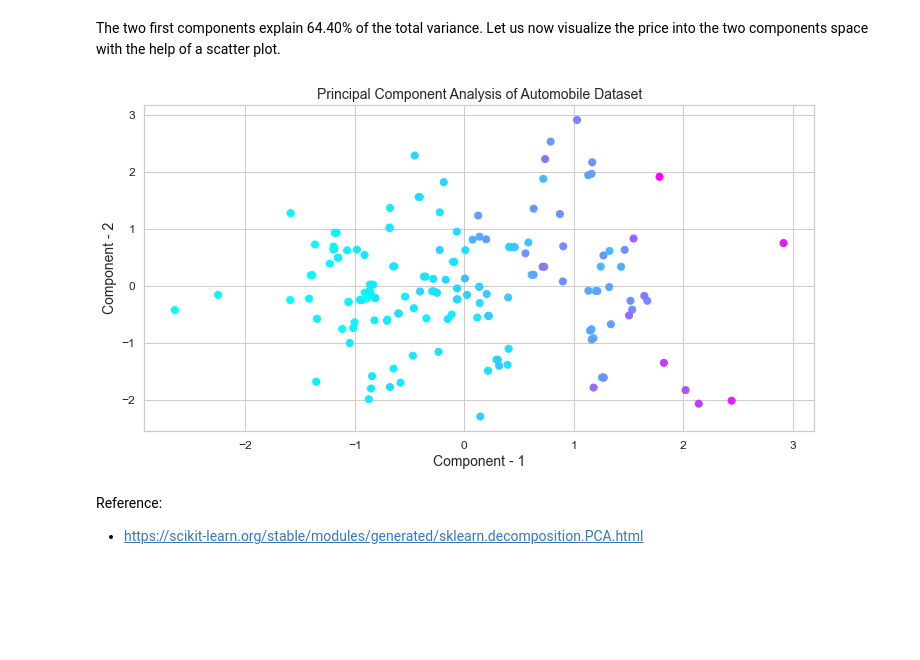
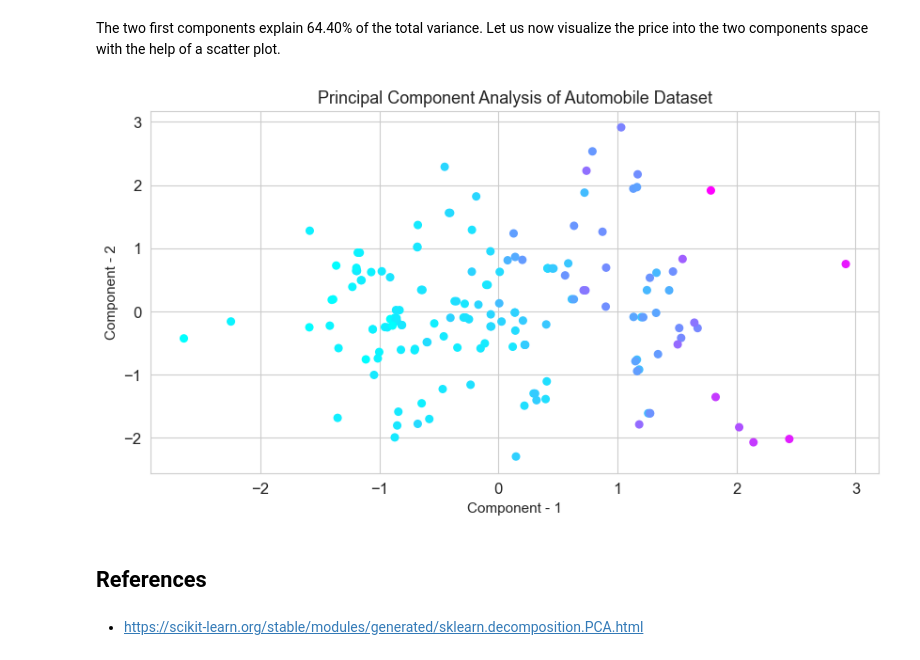
Before and after one commit to Goliath-Research/Data-pre-processing, a Jupyter notebook: Feature-Engineering/06-featExt.ipynb, the cells around one changed output. Cells and saved outputs as stored; diff of their text form; code cells hidden in the pictures; blank space fills up the shorter version.

```diff
--- a/Feature-Engineering/06-featExt.ipynb
+++ b/Feature-Engineering/06-featExt.ipynb
@@ -7,10 +7,11 @@ Principal Component Analysis (PCA) is an excellent example of dimensionality red
 # %%
 import numpy as np
 import pandas as pd
-pd.set_option('display.max_columns', 10)
+pd.set_option('display.max_columns', 8)
+
 import matplotlib.pyplot as plt
 import seaborn as sns
-sns.set(style="whitegrid")
+sns.set_style("whitegrid")
 # %% [markdown]
 ## Automobile Dataset
 # %% [markdown]
@@ -447,15 +445,16 @@ sns.heatmap(comp, annot=True, fmt='.2f', cmap='Oranges', linewidth=1, annot_kws=
 # %% [markdown]
 The two first components explain 64.40% of the total variance. Let us now visualize the price into the two components space with the help of a scatter plot.
 # %%
-plt.figure(figsize=(12,6))
+plt.figure(figsize=(10,5))
 plt.xticks(fontsize=12)
 plt.yticks(fontsize=12)
-plt.xlabel('Component - 1',fontsize=14)
-plt.ylabel('Component - 2',fontsize=14)
-plt.title("Principal Component Analysis of Automobile Dataset",fontsize=14)
-plt.scatter(df_num.f1, df_num.f2, c=df['price'], cmap='cool', s=50);
+plt.xlabel('Component - 1',fontsize=11)
+plt.ylabel('Component - 2',fontsize=11)
+plt.title("Principal Component Analysis of Automobile Dataset",fontsize=13)
+plt.scatter(df_num.f1, df_num.f2, c=df['price'], cmap='cool', s=30);
 # %% [output]
-[figure, old version]
+[figure, new version]
+# %% [markdown]
+## References
 # %% [markdown]
-Reference:
 - https://scikit-learn.org/stable/modules/generated/sklearn.decomposition.PCA.html
```
Also changed, not shown: parts of 16 cells of this notebook, 5 other files.
